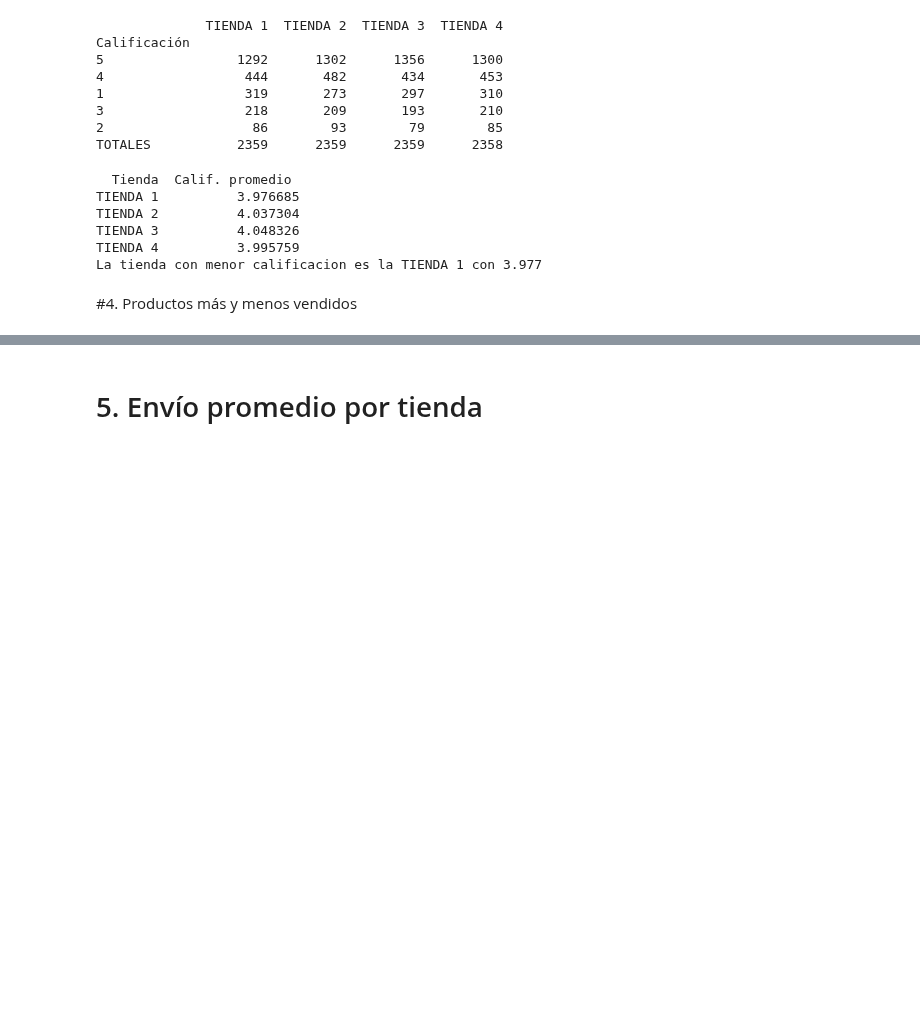
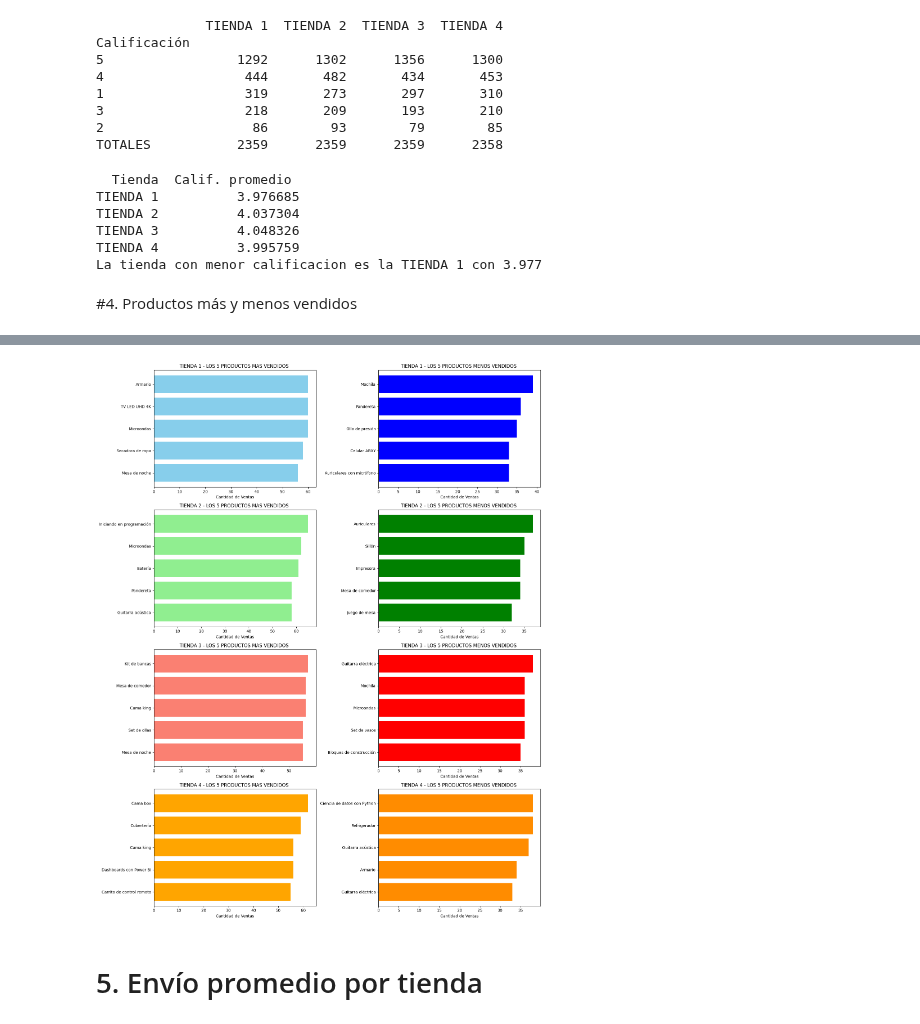
Before and after one commit to adriannr2020-commits/challenge1-data-science-latam, a Jupyter notebook: AluraStoreLatam.ipynb, the cells around one changed output, grey strips where cells are left out. Saved outputs shown, nothing was run; the diff lists cells and outputs as text; code cells hidden in the pictures; blank space fills up the shorter version.

```diff
--- a/AluraStoreLatam.ipynb
+++ b/AluraStoreLatam.ipynb
@@ -222,2 +377,41 @@ La tienda con menor calificacion es la TIENDA 1 con 3.977
+# %%
+mejores = 5
+peores = 5
+
+mejores_t1 = df_prods_t1.head(mejores)
+peores_t1 = df_prods_t1.tail(peores)
+
+mejores_t2 = df_prods_t2.head(mejores)
+peores_t2 = df_prods_t2.tail(peores)
+
+mejores_t3 = df_prods_t3.head(mejores)
+peores_t3 = df_prods_t3.tail(peores)
+
+mejores_t4 = df_prods_t4.head(mejores)
+peores_t4 = df_prods_t4.tail(peores)
+
+fig, axes = plt.subplots(4, 2, figsize=(16, 20))
+
+mejores_tienda_n = [mejores_t1, mejores_t2, mejores_t3, mejores_t4]
+peores_tienda_n = [peores_t1, peores_t2, peores_t3, peores_t4]
+color_mejor_n = ['skyblue','lightgreen','salmon','orange']
+color_peor_n = ['blue','green','red','darkorange']
+titulos = ['TIENDA 1','TIENDA 2','TIENDA 3','TIENDA 4']
+
+for i in range(4):
+    axes[i,0].barh(mejores_tienda_n[i]["Producto"], mejores_tienda_n[i]["Cant.ventas"], color=color_mejor_n[i])
+    axes[i,0].set_title(f"{titulos[i]} - LOS {mejores} PRODUCTOS MAS VENDIDOS ")
+    axes[i,0].invert_yaxis()
+    axes[i,0].set_xlabel("Cantidad de Ventas")
+
+    axes[i,1].barh(peores_tienda_n[i]["Producto"], peores_tienda_n[i]["Cant.ventas"], color=color_peor_n[i])
+    axes[i,1].set_title(f"{titulos[i]} - LOS {peores} PRODUCTOS MENOS VENDIDOS ")
+    axes[i,1].invert_yaxis()
+    axes[i,1].set_xlabel("Cantidad de Ventas")
+
+plt.tight_layout()
+plt.show()
+# %% [output]
+[figure, added]
 # %% [markdown]
 # 5. Envío promedio por tienda
```
Also changed, not shown: parts of 6 cells of this notebook.
